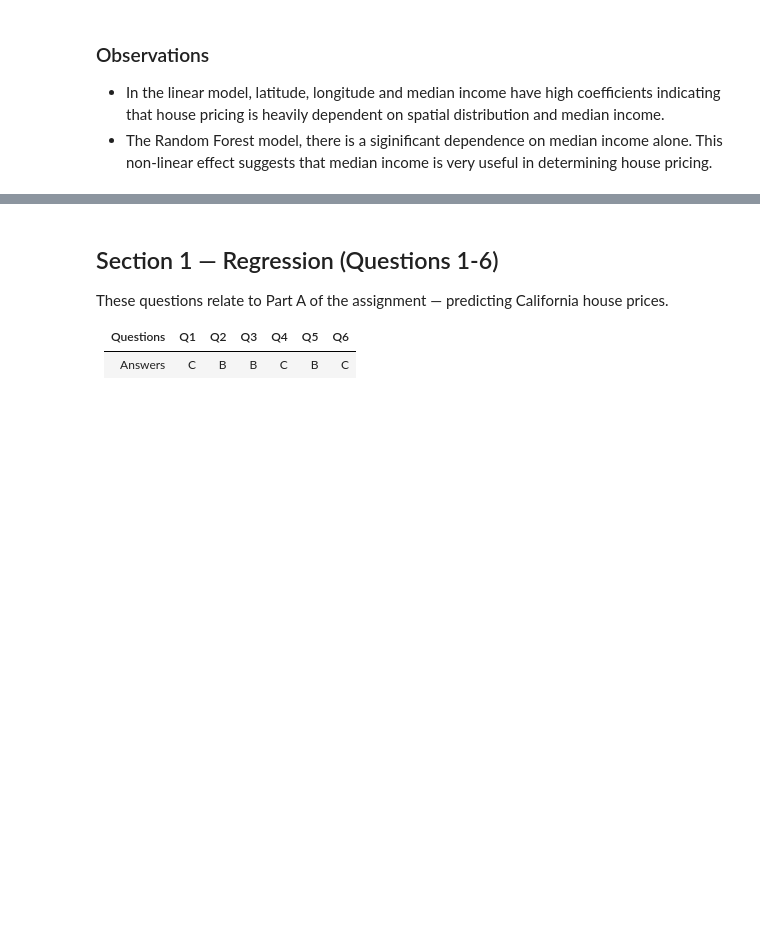
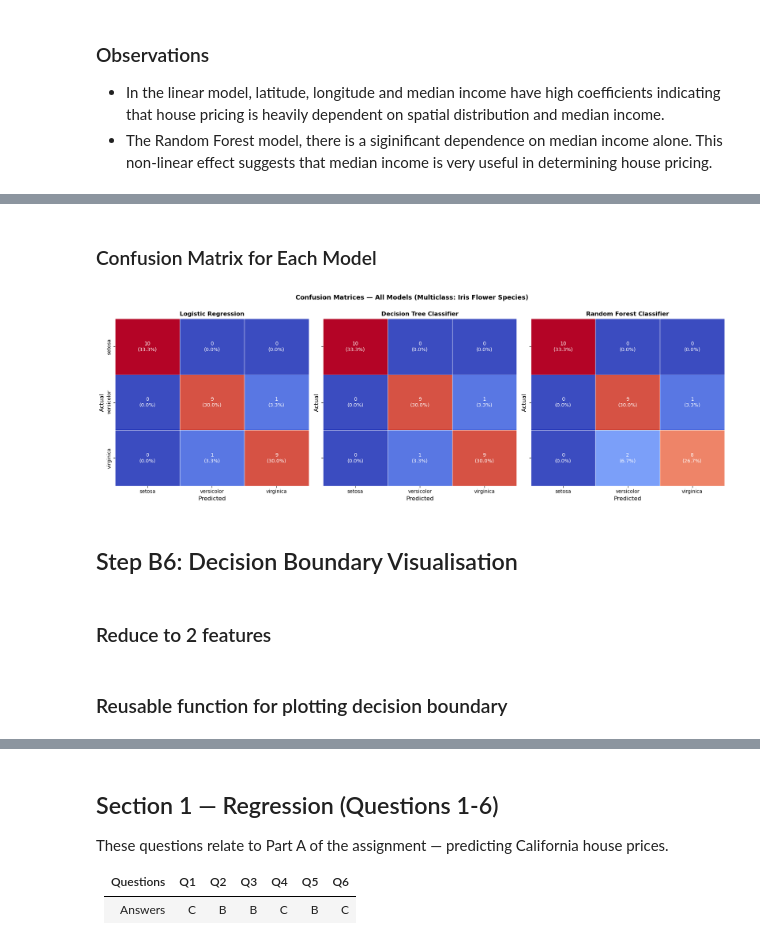
Before and after one commit to MrBQuantized/ai-ml-techyjaunt, a Jupyter notebook: 05_module-supervised-classification/assignment/Onoh_Blessing_Assignment4.ipynb, the cells around one changed output, grey strips where cells are left out. Drawn from its saved outputs; the diff is of its cells as text; code cells hidden in the pictures; blank space fills up the shorter version.

```diff
--- a/05_module-supervised-classification/assignment/Onoh_Blessing_Assignment4.ipynb
+++ b/05_module-supervised-classification/assignment/Onoh_Blessing_Assignment4.ipynb
@@ -718,0 +571,6 @@ plt.show()
+# %%
+# Drop redundant columns
+cols_to_drop = ['species_names', 'species_label']
+
+df_iris_cleaned = df_iris.drop(cols_to_drop, axis=1)
+df_iris_cleaned.head()
@@ -718,0 +584,6 @@ plt.show()
+# %%
+# Separate the target from features
+X = df_iris_cleaned.drop(columns='species')
+y = df_iris_cleaned['species']
+
+X.head()
@@ -718,0 +605,6 @@ plt.show()
+# %%
+# Split data into train and test parts.
+# stratify=y keeps the 50/50/50 class balance consistent across train and test
+X_train, X_test, y_train, y_test = train_test_split(
+    X, y, test_size=0.2, random_state=42, stratify=y
+)
@@ -718,0 +696,39 @@ plt.show()
+# %% [markdown]
+### Confusion Matrix for Each Model
+# %%
+fig, axes = plt.subplots(
+    1,3,
+    figsize=(18,6),
+    sharex=True,
+    sharey=True,
+
+)
+
+for ax, (name, y_pred) in zip(axes, predictions.items()):
+    cm = confusion_matrix(y_test, y_pred)
+
+    # Annotate with both count and percentage
+    total = cm.sum()
+    labels = np.array([[f'{p}\n({p/total*100:.1f}%)' for p in row ] for row in cm ])
+
+    sns.heatmap(
+        cm, annot=labels, fmt='', cmap='coolwarm',
+        xticklabels=iris.target_names,
+        yticklabels=iris.target_names,
+        ax=ax, cbar=False, linewidths=0.5)
+
+    ax.set_title(name, fontweight='bold', fontsize=12)
+    ax.set_xlabel('Predicted', fontsize=12)
+    ax.set_ylabel('Actual', fontsize=12)
+
+plt.suptitle(
+    "Confusion Matrices — All Models (Multiclass: Iris Flower Species)",
+    fontsize=13, fontweight='bold', y=1.0)
+plt.tight_layout()
+plt.show()
+# %% [output]
+[figure, added]
+# %% [markdown]
+## Step B6: Decision Boundary Visualisation
+# %% [markdown]
+### Reduce to 2 features
@@ -718,0 +745,2 @@ plt.show()
+# %% [markdown]
+### Reusable function for plotting decision boundary
```
Also changed, not shown: parts of 77 cells of this notebook, 4 other files.
